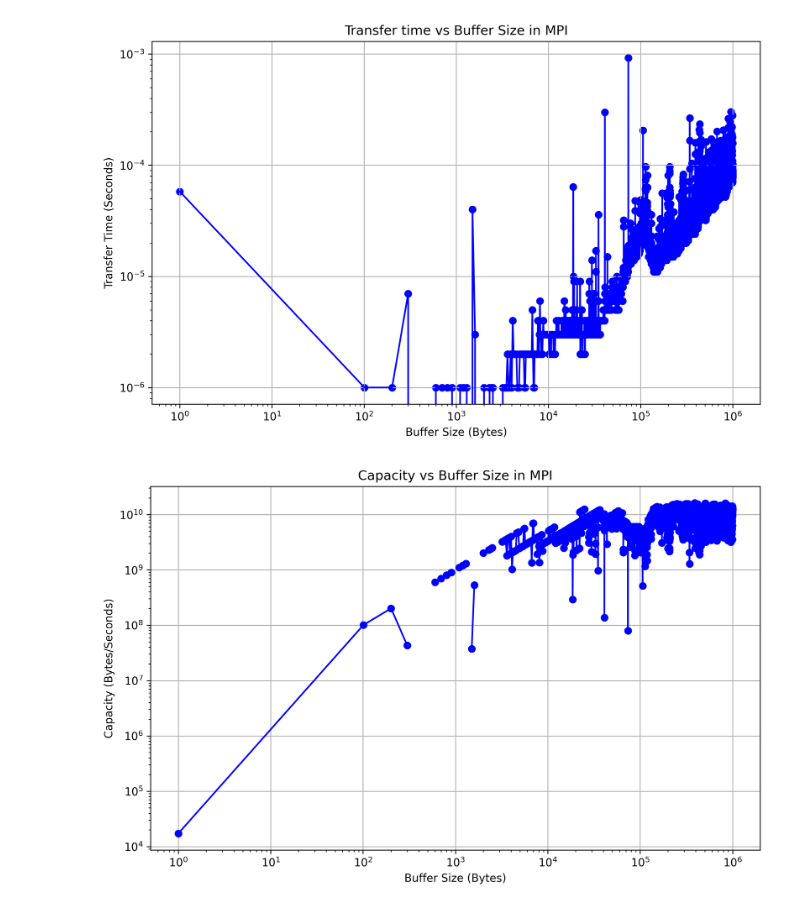
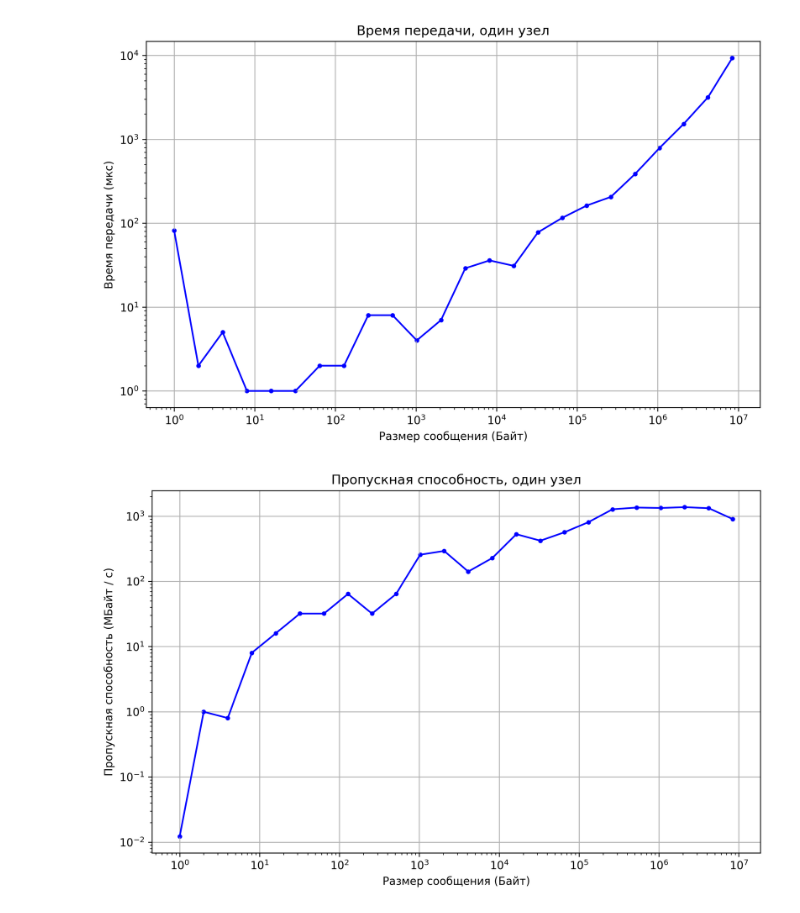
Before and after one commit to kekoveca/MPI-and-Open-MP, a Jupyter notebook: 2-network-params/plot.ipynb, the cells around one changed output. Cells and saved outputs as stored; diff of their text form; code cells hidden in the pictures.

```diff
--- a/2-network-params/plot.ipynb
+++ b/2-network-params/plot.ipynb
@@ -4,44 +4,44 @@ import matplotlib.pyplot as plt
 import numpy as np
 # %%
 # Read the CSV file
-data = pd.read_csv('mpi_send_recv_results.csv')
+data = pd.read_csv('out_single.csv')
 
 # Extract Buffer Size and Send-Receive Time from the CSV
 buffer_size = np.array(data['Buffer'])
-send_receive_time = np.array(data['Time'])
-capacity = buffer_size / send_receive_time
+send_receive_time = np.array(data['Time']) * 1000000
+bandwidth = buffer_size / send_receive_time
 
 # Create a plot
 plt.figure(figsize=(10, 6), dpi=300)
 plt.plot(buffer_size, send_receive_time, linestyle='-', color='b')
-plt.scatter(buffer_size, send_receive_time, color='b')
+plt.scatter(buffer_size, send_receive_time, color='b', s=10)
 
 # Add labels and title
-plt.xlabel('Buffer Size (Bytes)')
-plt.ylabel('Transfer Time (Seconds)')
-plt.title('Transfer time vs Buffer Size in MPI')
+plt.xlabel('Размер сообщения (Байт)')
+plt.ylabel('Время передачи (мкс)')
+plt.title('Время передачи, один узел')
 
 # Add grid
 plt.grid(True)
 
 # Set log scale for the x-axis (optional, since buffer sizes can grow exponentially)
 plt.xscale('log')
 plt.yscale('log')
 
 # Show the plot
-plt.savefig('send_rcv_time.png')
+plt.savefig('transfer_time_single_node.png')
 # %% [output]
-[figure, old version]
+[figure, new version]
 # %%
 # Create a plot
 plt.figure(figsize=(10, 6), dpi=300)
-plt.plot(buffer_size, capacity, linestyle='-', color='b')
-plt.scatter(buffer_size, capacity,color='b')
+plt.plot(buffer_size, bandwidth, linestyle='-', color='b')
+plt.scatter(buffer_size, bandwidth, color='b', s=10)
 
 # Add labels and title
-plt.xlabel('Buffer Size (Bytes)')
-plt.ylabel('Capacity (Bytes/Seconds)')
-plt.title('Capacity vs Buffer Size in MPI')
+plt.xlabel('Размер сообщения (Байт)')
+plt.ylabel('Пропускная способность (МБайт / с)')
+plt.title('Пропускная способность, один узел')
 
 # Add grid
 plt.grid(True)
@@ -51,6 +51,6 @@ plt.xscale('log')
 plt.yscale('log')
 
 # Show the plot
-plt.savefig('send_rcv_capacity.png')
+plt.savefig('bandwidth_single_node.png')
 # %% [output]
-[figure, old version]
+[figure, new version]
```
Also changed, not shown: parts of 4 cells of this notebook, 36 other files.
